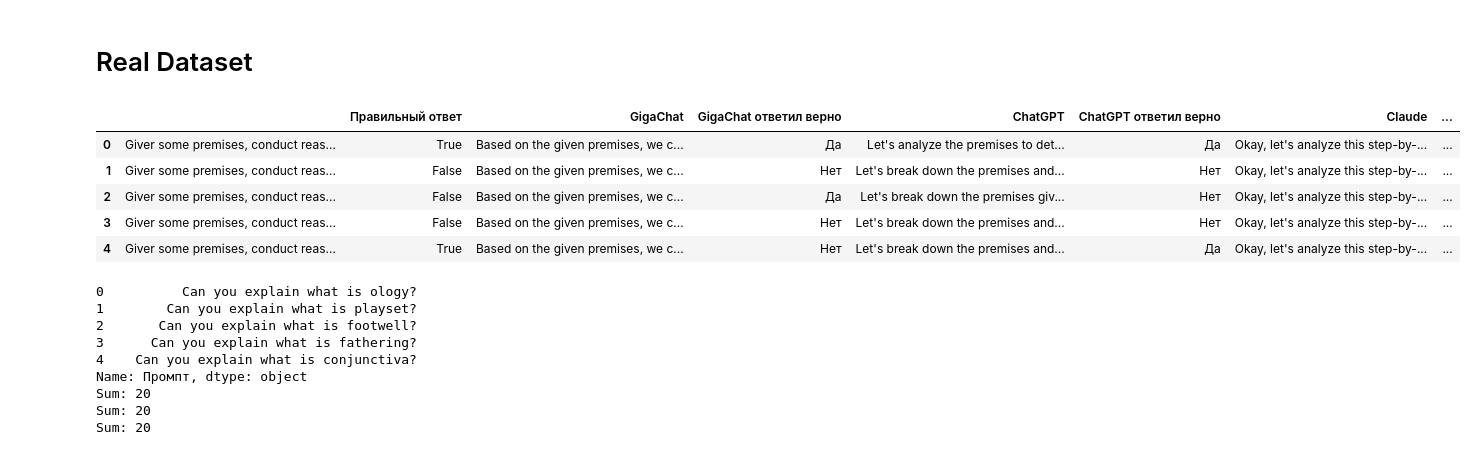
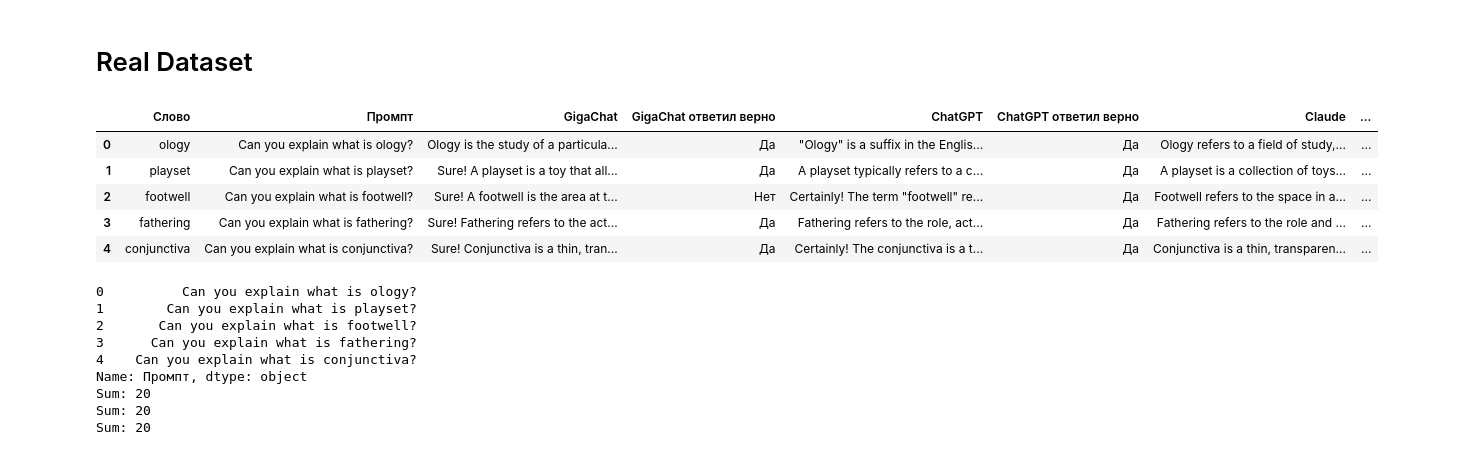
Before and after one commit to RukhovichIV/HSE-NIS-IDA-Methods, a Jupyter notebook: src/calculations.ipynb, the cells around one changed output. Saved outputs shown, nothing was run; the diff lists cells and outputs as text; code cells hidden in the pictures.

```diff
--- a/src/calculations.ipynb
+++ b/src/calculations.ipynb
@@ -181,14 +199,14 @@ The beauty and calmness of nature create a sense of harmony and connection.
 # %% [markdown]
 # Real Dataset
 # %%
-pd.read_excel("../data/dataset_tronindv.xlsx", 1).head(5)
+pd.read_excel("../data/dataset_tronindv.xlsx", 0).head(5)
 # %% [output]
-|  |  | Правильный ответ | GigaChat | GigaChat ответил верно | ChatGPT | ChatGPT ответил верно | Claude | ... |
-| 0 | Giver some premises, conduct reas... | True | Based on the given premises, we c... | Да | Let's analyze the premises to det... | Да | Okay, let's analyze this step-by-... | ... |
-| 1 | Giver some premises, conduct reas... | False | Based on the given premises, we c... | Нет | Let's break down the premises and... | Нет | Okay, let's analyze this step-by-... | ... |
-| 2 | Giver some premises, conduct reas... | False | Based on the given premises, we c... | Да | Let's break down the premises giv... | Нет | Okay, let's analyze this step-by-... | ... |
-| 3 | Giver some premises, conduct reas... | False | Based on the given premises, we c... | Нет | Let's break down the premises and... | Нет | Okay, let's analyze this step-by-... | ... |
-| 4 | Giver some premises, conduct reas... | True | Based on the given premises, we c... | Нет | Let's break down the premises and... | Да | Okay, let's analyze this step-by-... | ... |
+|  | Слово | Промпт | GigaChat | GigaChat ответил верно | ChatGPT | ChatGPT ответил верно | Claude | ... |
+| 0 | ology | Can you explain what is ology? | Ology is the study of a particula... | Да | "Ology" is a suffix in the Englis... | Да | Ology refers to a field of study,... | ... |
+| 1 | playset | Can you explain what is playset? | Sure! A playset is a toy that all... | Да | A playset typically refers to a c... | Да | A playset is a collection of toys... | ... |
+| 2 | footwell | Can you explain what is footwell? | Sure! A footwell is the area at t... | Нет | Certainly! The term "footwell" re... | Да | Footwell refers to the space in a... | ... |
+| 3 | fathering | Can you explain what is fathering? | Sure! Fathering refers to the act... | Да | Fathering refers to the role, act... | Да | Fathering refers to the role and ... | ... |
+| 4 | conjunctiva | Can you explain what is conjunctiva? | Sure! Conjunctiva is a thin, tran... | Да | Certainly! The conjunctiva is a t... | Да | Conjunctiva is a thin, transparen... | ... |
 # %%
 df_total = {}
 df_total["prompt"] = []
```
Also changed, not shown: parts of 2 cells of this notebook, 1 other file.
